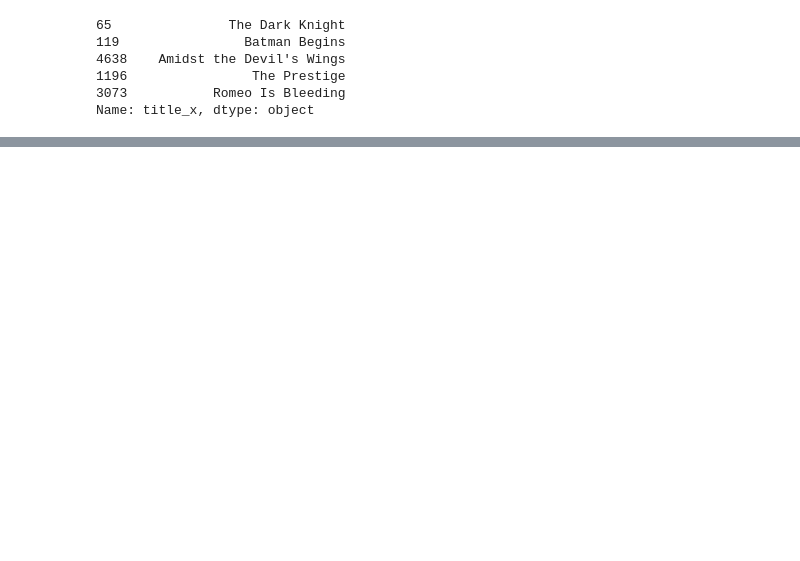
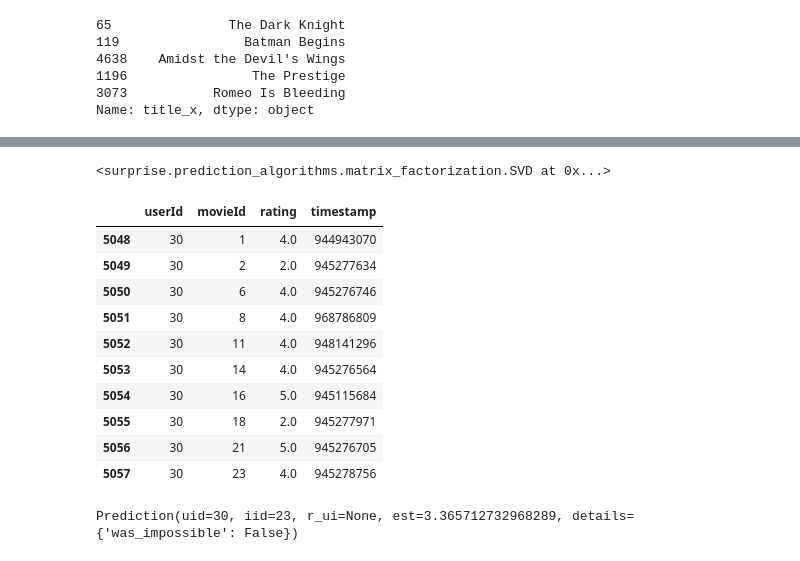
Before and after one commit to hst22/Movie-Recommender-Systems, a Jupyter notebook: Recommender System.ipynb, the cells around one changed output, grey strips where cells are left out. Cells and saved outputs as stored; diff of their text form; code cells hidden in the pictures; blank space fills up the shorter version.

```diff
--- a/Recommender System.ipynb
+++ b/Recommender System.ipynb
@@ -459,0 +452,5 @@ Index(['budget', 'genres', 'homepage', 'id', 'keywords', 'original_language',
+# %%
+# importing another dataset for getting user IDs
+ratings = pd.read_csv("ratings_small.csv")
+
+ratings.head()
@@ -459,0 +494,23 @@ Index(['budget', 'genres', 'homepage', 'id', 'keywords', 'original_language',
+# %%
+trainset = data.build_full_trainset()
+svd.fit(trainset)
+# %% [output]
+<surprise.prediction_algorithms.matrix_factorization.SVD at 0x...>
+# %%
+ratings[ratings.userId == 30].head(10)
+# %% [output]
+|  | userId | movieId | rating | timestamp |
+| 5048 | 30 | 1 | 4.0 | 944943070 |
+| 5049 | 30 | 2 | 2.0 | 945277634 |
+| 5050 | 30 | 6 | 4.0 | 945276746 |
+| 5051 | 30 | 8 | 4.0 | 968786809 |
+| 5052 | 30 | 11 | 4.0 | 948141296 |
+| 5053 | 30 | 14 | 4.0 | 945276564 |
+| 5054 | 30 | 16 | 5.0 | 945115684 |
+| 5055 | 30 | 18 | 2.0 | 945277971 |
+| 5056 | 30 | 21 | 5.0 | 945276705 |
+| 5057 | 30 | 23 | 4.0 | 945278756 |
+# %%
+svd.predict(30,23)
+# %% [output]
+Prediction(uid=30, iid=23, r_ui=None, est=3.365712732968289, details={'was_impossible': False})
```
Also changed, not shown: parts of 23 cells of this notebook.
